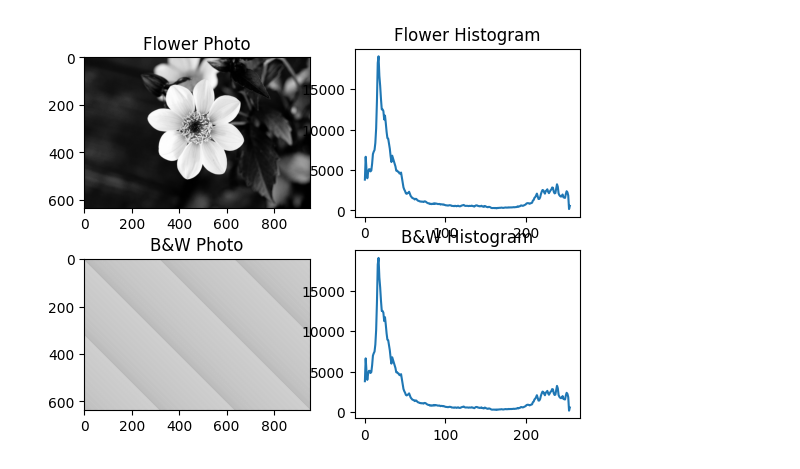
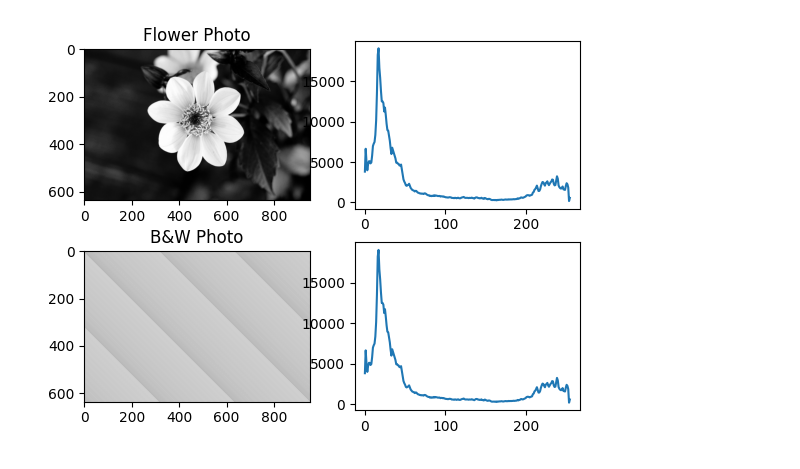
Before and after one commit to TaRa1999R/Image_Processing, a Jupyter notebook: assignment33/1.ipynb, the cells around one changed output. Saved outputs shown, nothing was run; the diff lists cells and outputs as text; code cells hidden in the pictures.

Commit message:
Image_Processing

```diff
--- a/assignment33/1.ipynb
+++ b/assignment33/1.ipynb
@@ -2,3 +2,11 @@
 import cv2
 import numpy as np
 import matplotlib.pyplot as plt
+# %%
+img_flower = cv2.imread ("inputs\input_1_BW_1.jpg" , cv2.IMREAD_GRAYSCALE)
+img_f_hist = cv2.calcHist ([img_flower] , [0] , None , [256] , [0 , 256])
+
+plt.axis ('off')
+plt.title ("Flower Photo")
+plt.imshow (img_flower , cmap='gray')
+plt.show ()
@@ -4,0 +15,8 @@ import matplotlib.pyplot as plt
+# %%
+img =  cv2.imread ("inputs\input_1_BW_2.jpg" , cv2.IMREAD_GRAYSCALE)
+img_hist = cv2.calcHist ([img_flower] , [0] , None , [256] , [0 , 256])
+
+plt.axis ('off')
+plt.title ("B&W Photo")
+plt.imshow (img, cmap='gray')
+plt.show ()
@@ -5,25 +25,19 @@ import matplotlib.pyplot as plt
 # %%
-img_flower = cv2.imread ("inputs\input_BW.jpg" , cv2.IMREAD_GRAYSCALE)
-img_f_hist = cv2.calcHist ([img_flower] , [0] , None , [256] , [0 , 256])
-
-img =  cv2.imread ("inputs\input_BW_3.jpg" , cv2.IMREAD_GRAYSCALE)
-img_hist = cv2.calcHist ([img_flower] , [0] , None , [256] , [0 , 256])
-
 plt.subplot (2 , 2 , 1)
 plt.title ("Flower Photo")
 plt.imshow (img_flower , cmap='gray')
 
 plt.subplot (2 , 2 , 2)
 plt.plot (img_f_hist)
-plt.title ("Flower Histogram")
 
 plt.subplot (2 , 2 , 3)
 plt.title ("B&W Photo")
 plt.imshow (img , cmap='gray')
 
 plt.subplot (2 , 2 , 4)
 plt.plot (img_hist)
-plt.title ("B&W Histogram")
+
+plt.savefig ("outputs\output_1.jpg")
 plt.show ()
 # %% [output]
-[figure, old version]
+[figure, new version]
```
Also changed, not shown: parts of 2 cells of this notebook, 4 other files.
